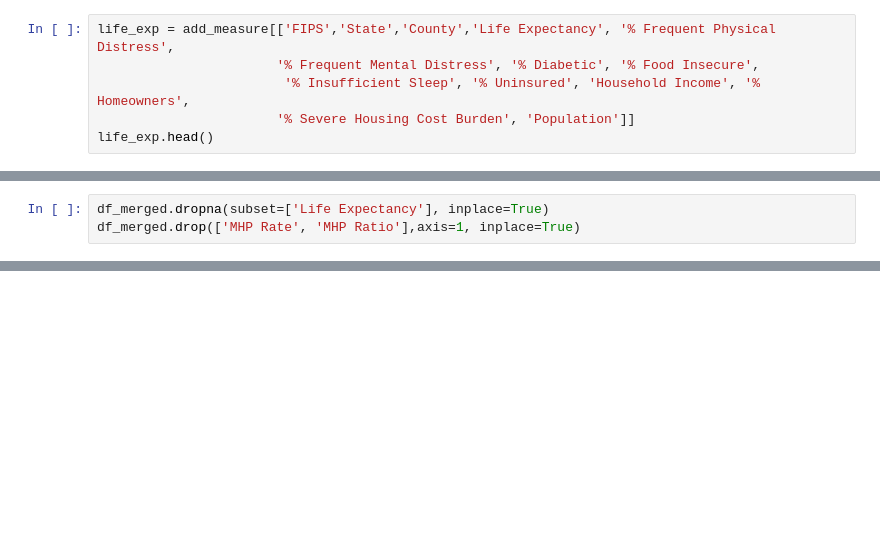
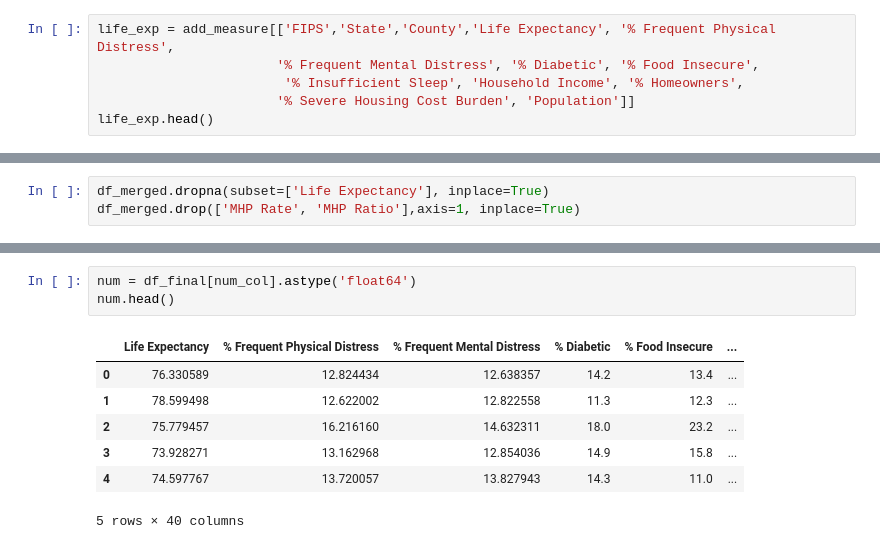
Before and after one commit to 1Banji/Health-Death, a Jupyter notebook: Sez/Untitled.ipynb, the cells around one changed output, grey strips where cells are left out. Saved outputs shown, nothing was run; the diff lists cells and outputs as text; blank space fills up the shorter version.

```diff
--- a/Sez/Untitled.ipynb
+++ b/Sez/Untitled.ipynb
@@ -92,7 +92,7 @@ memory usage: 13.0+ MB
 # %%
 life_exp = add_measure[['FIPS','State','County','Life Expectancy', '% Frequent Physical Distress',
                        '% Frequent Mental Distress', '% Diabetic', '% Food Insecure',
-                        '% Insufficient Sleep', '% Uninsured', 'Household Income', '% Homeowners',
+                        '% Insufficient Sleep', 'Household Income', '% Homeowners',
                        '% Severe Housing Cost Burden', 'Population']]
 life_exp.head()
 # %% [output]
@@ -149,0 +174,11 @@ memory usage: 1.0+ MB
+# %%
+num = df_final[num_col].astype('float64')
+num.head()
+# %% [output]
+|  | Life Expectancy | % Frequent Physical Distress | % Frequent Mental Distress | % Diabetic | % Food Insecure | ... |
+| 0 | 76.330589 | 12.824434 | 12.638357 | 14.2 | 13.4 | ... |
+| 1 | 78.599498 | 12.622002 | 12.822558 | 11.3 | 12.3 | ... |
+| 2 | 75.779457 | 16.216160 | 14.632311 | 18.0 | 23.2 | ... |
+| 3 | 73.928271 | 13.162968 | 12.854036 | 14.9 | 15.8 | ... |
+| 4 | 74.597767 | 13.720057 | 13.827943 | 14.3 | 11.0 | ... |
+5 rows × 40 columns
```
Also changed, not shown: parts of 9 cells of this notebook.
